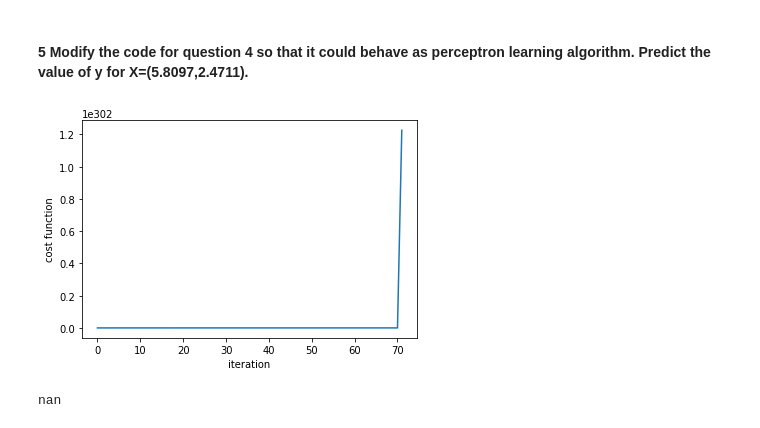
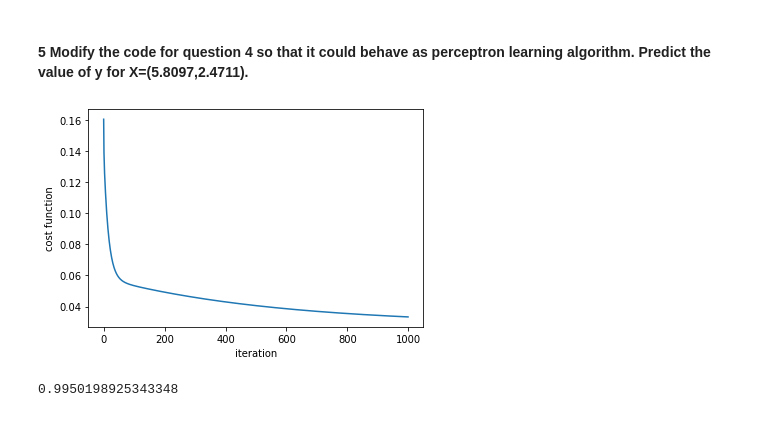
Before and after one commit to bedus-creation/MscCsIT, a Jupyter notebook: SecondSem/ML/Lab1/index.ipynb, the cells around one changed output. Cells and saved outputs as stored; diff of their text form; code cells hidden in the pictures.

```diff
--- a/SecondSem/ML/Lab1/index.ipynb
+++ b/SecondSem/ML/Lab1/index.ipynb
@@ -159,3 +159,9 @@ plt.show()
 [figure]
 # %% [markdown]
 #### Q.4 Implement the Logistic Regression and list the coefficient ϴ0, ϴ1 and ϴ2 for the dataset- LogisticDataset.csv
+# %%
+data = pd.read_csv('Logisticdataset.csv',
+                   sep=",",
+                skipinitialspace=True,
+                quoting=csv.QUOTE_ALL)
+data.head()
@@ -201,12 +214,12 @@ Theta ϴ2: -0.0871643350172493
 #### 5 Modify the code for question 4 so that it could behave as perceptron learning algorithm. Predict the value of y for X=(5.8097,2.4711).
 # %%
 # Prepare Data
-X1 = data['RM'].values
-X2 = data['LSTAT'].values
+X1 = data['x1'].values
+X2 = data['x2'].values
 X=np.array([np.ones(len(X1)), X1, X2])
 w = np.zeros(3)
-Y = np.array(data['MEDV'].values)
-alpha = 0.001
+Y = np.array(data['y'].values)
+alpha = 0.0001
 # %%
 def predict(X,w):
     return X.T.dot(w)
@@ -227,15 +240,15 @@ def perceptronTrain(X,Y,w):
         cost_iter.append(costFunction(X, Y, w))
     return w, cost_iter
 # %%
-w, cost_history = perceptronTrain(X, Y, w)
+newW, cost_history = perceptronTrain(X, Y, w)
 plt.plot(cost_history)
 plt.xlabel('iteration')
 plt.ylabel('cost function')
 plt.show()
 # %% [output]
-[figure, old version]
+[figure, new version]
 # %%
 x=np.array([1, 5.8097, 2.4711])
-predict(x,w)
+predict(x,newW)
 # %% [output]
-nan
+0.9950198925343348
```
Also changed, not shown: parts of 4 cells of this notebook.
